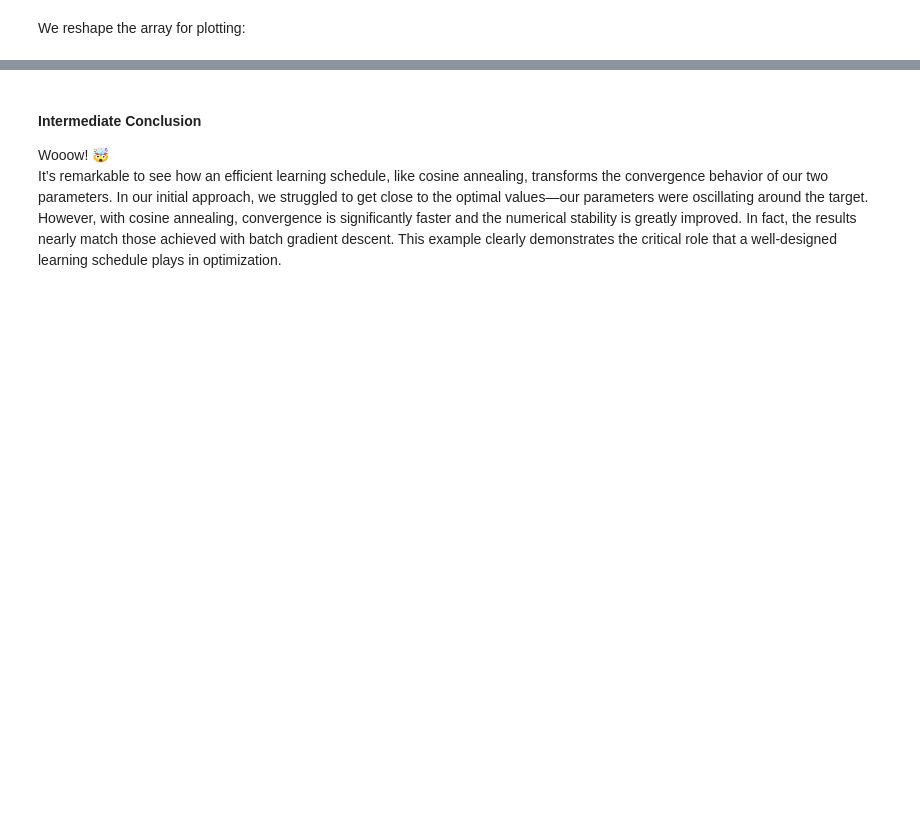
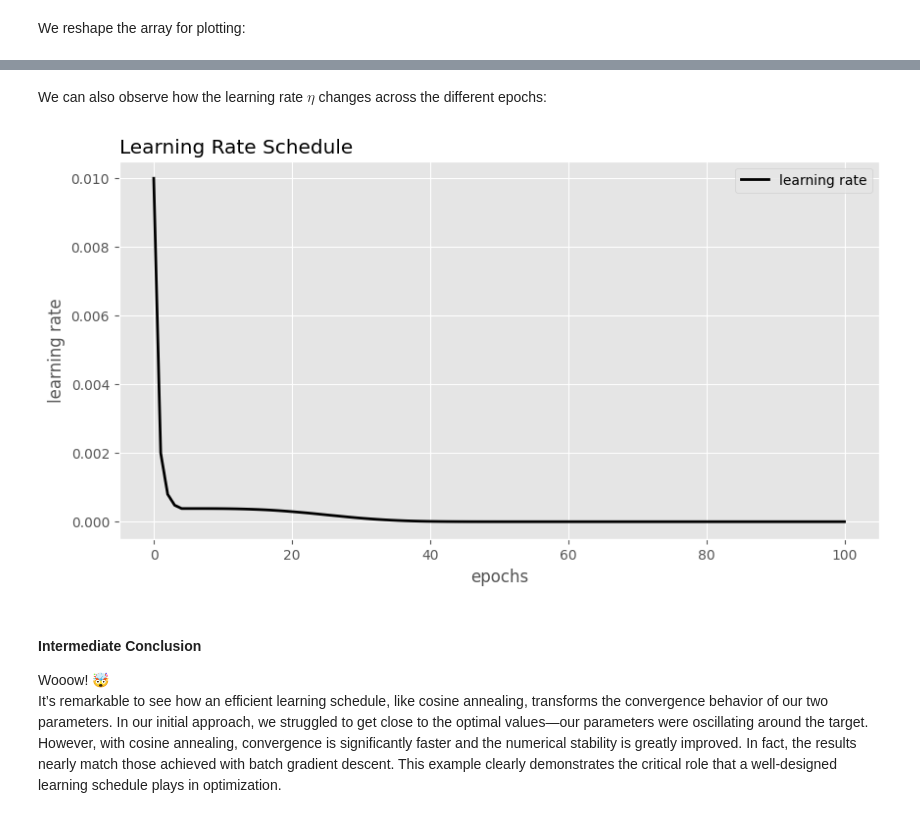
Before and after one commit to YVYX04/ML_First_Steps, a Jupyter notebook: 04_Training_Models.ipynb, the cells around one changed output, grey strips where cells are left out. Drawn from its saved outputs; the diff is of its cells as text; code cells hidden in the pictures; blank space fills up the shorter version.

```diff
--- a/04_Training_Models.ipynb
+++ b/04_Training_Models.ipynb
@@ -744,3 +754,20 @@ plt.show()
+# %% [markdown]
+We can also observe how the learning rate $\eta$ changes across the different epochs:
+# %%
+# the main plot:
+fig, ax = plt.subplots(figsize=(10,5))
+
+# the line
+ax.plot(np.linspace(0, 100, 100), etas, color='black', linewidth=2, label='learning rate')
+
+# aesthetics:
+ax.set_xlabel('epochs')
+ax.set_ylabel('learning rate')
+ax.set_title('Learning Rate Schedule', loc='left')
+ax.legend()
+plt.show()
+# %% [output]
+[figure, added]
 # %% [markdown]
 #### Intermediate Conclusion
 
```
Also changed, not shown: parts of 7 cells of this notebook.
